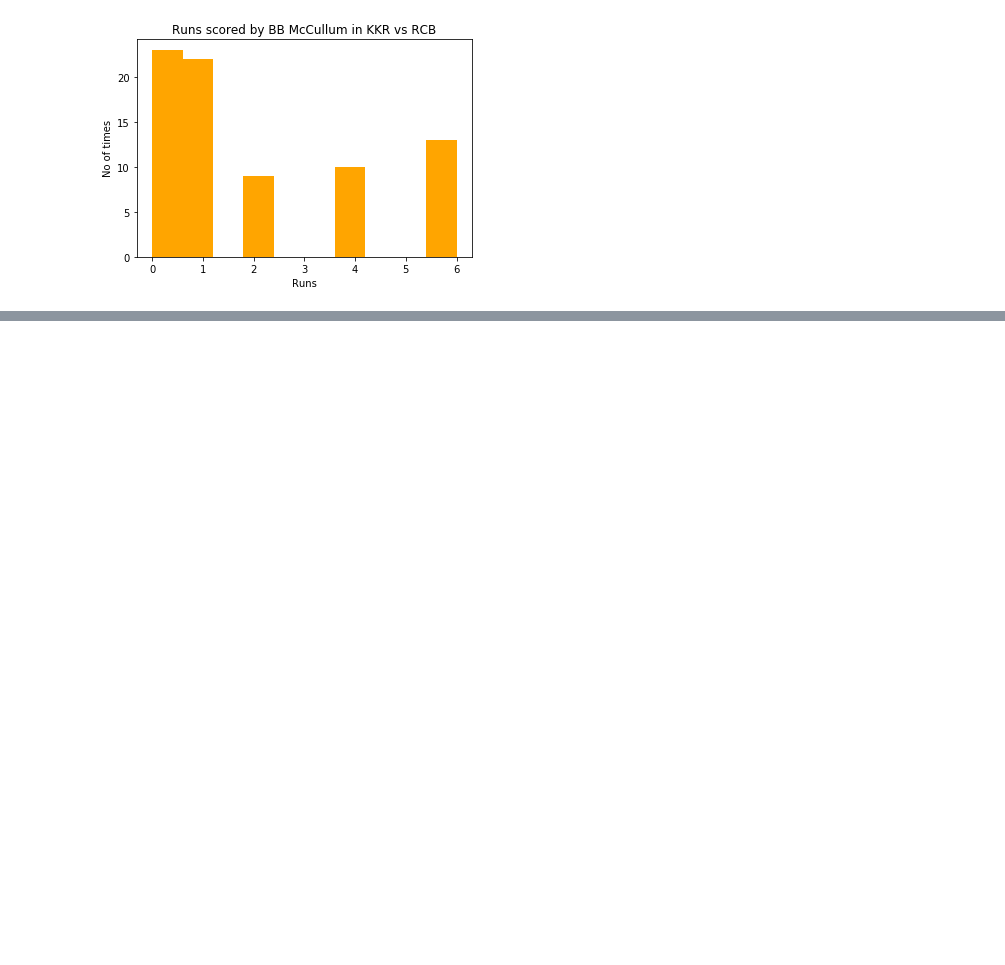
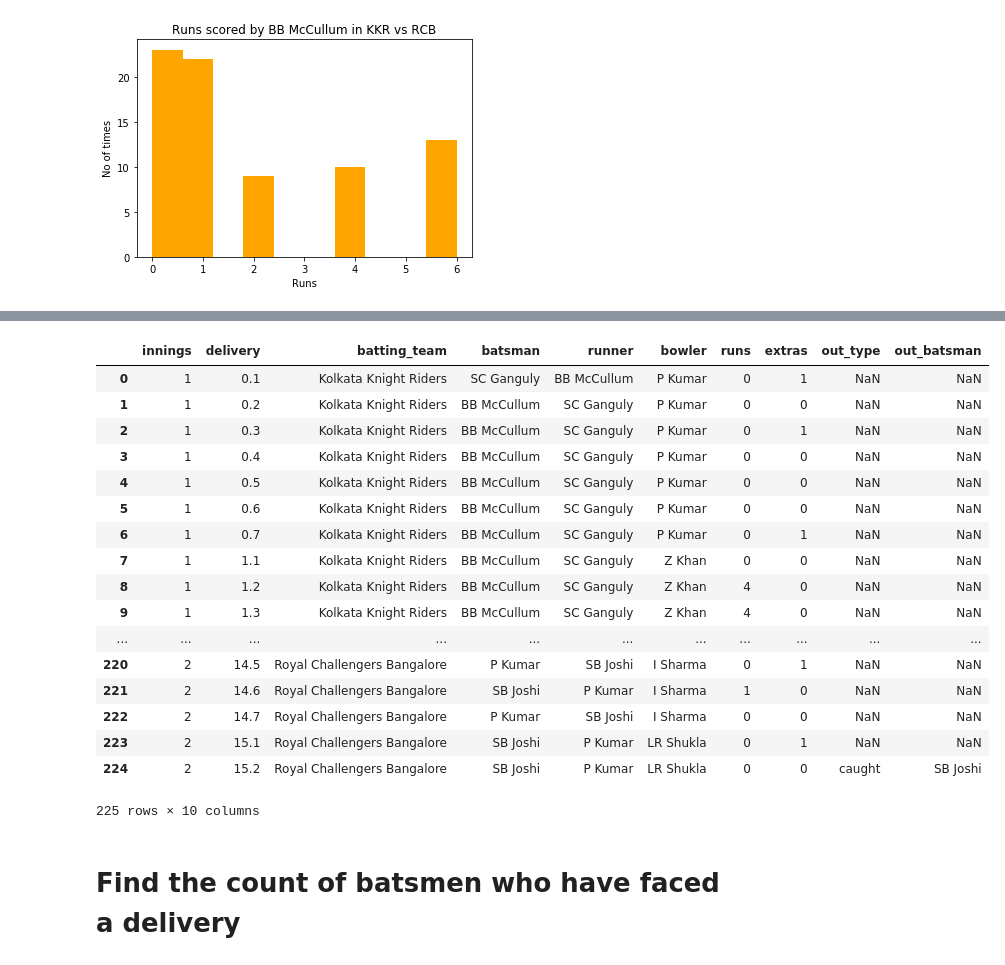
Before and after one commit to sannidh/ML101, a Jupyter notebook: Applications_Python_Blog1.ipynb, the cells around one changed output, grey strips where cells are left out. Saved outputs shown, nothing was run; the diff lists cells and outputs as text; code cells hidden in the pictures; blank space fills up the shorter version.

```diff
--- a/Applications_Python_Blog1.ipynb
+++ b/Applications_Python_Blog1.ipynb
@@ -145,0 +187,23 @@ plt.show()
+# %%
+ipl_df.rename(columns={'non_striker':'runner'})
+# %% [output]
+|  | innings | delivery | batting_team | batsman | runner | bowler | runs | extras | out_type | out_batsman |
+| 0 | 1 | 0.1 | Kolkata Knight Riders | SC Ganguly | BB McCullum | P Kumar | 0 | 1 | NaN | NaN |
+| 1 | 1 | 0.2 | Kolkata Knight Riders | BB McCullum | SC Ganguly | P Kumar | 0 | 0 | NaN | NaN |
+| 2 | 1 | 0.3 | Kolkata Knight Riders | BB McCullum | SC Ganguly | P Kumar | 0 | 1 | NaN | NaN |
+| 3 | 1 | 0.4 | Kolkata Knight Riders | BB McCullum | SC Ganguly | P Kumar | 0 | 0 | NaN | NaN |
+| 4 | 1 | 0.5 | Kolkata Knight Riders | BB McCullum | SC Ganguly | P Kumar | 0 | 0 | NaN | NaN |
+| 5 | 1 | 0.6 | Kolkata Knight Riders | BB McCullum | SC Ganguly | P Kumar | 0 | 0 | NaN | NaN |
+| 6 | 1 | 0.7 | Kolkata Knight Riders | BB McCullum | SC Ganguly | P Kumar | 0 | 1 | NaN | NaN |
+| 7 | 1 | 1.1 | Kolkata Knight Riders | BB McCullum | SC Ganguly | Z Khan | 0 | 0 | NaN | NaN |
+| 8 | 1 | 1.2 | Kolkata Knight Riders | BB McCullum | SC Ganguly | Z Khan | 4 | 0 | NaN | NaN |
+| 9 | 1 | 1.3 | Kolkata Knight Riders | BB McCullum | SC Ganguly | Z Khan | 4 | 0 | NaN | NaN |
+| ... | ... | ... | ... | ... | ... | ... | ... | ... | ... | ... |
+| 220 | 2 | 14.5 | Royal Challengers Bangalore | P Kumar | SB Joshi | I Sharma | 0 | 1 | NaN | NaN |
+| 221 | 2 | 14.6 | Royal Challengers Bangalore | SB Joshi | P Kumar | I Sharma | 1 | 0 | NaN | NaN |
+| 222 | 2 | 14.7 | Royal Challengers Bangalore | P Kumar | SB Joshi | I Sharma | 0 | 0 | NaN | NaN |
+| 223 | 2 | 15.1 | Royal Challengers Bangalore | SB Joshi | P Kumar | LR Shukla | 0 | 1 | NaN | NaN |
+| 224 | 2 | 15.2 | Royal Challengers Bangalore | SB Joshi | P Kumar | LR Shukla | 0 | 0 | caught | SB Joshi |
+225 rows × 10 columns
+# %% [markdown]
+# Find the count of batsmen who have faced a delivery
```
Also changed, not shown: parts of 22 cells of this notebook.
